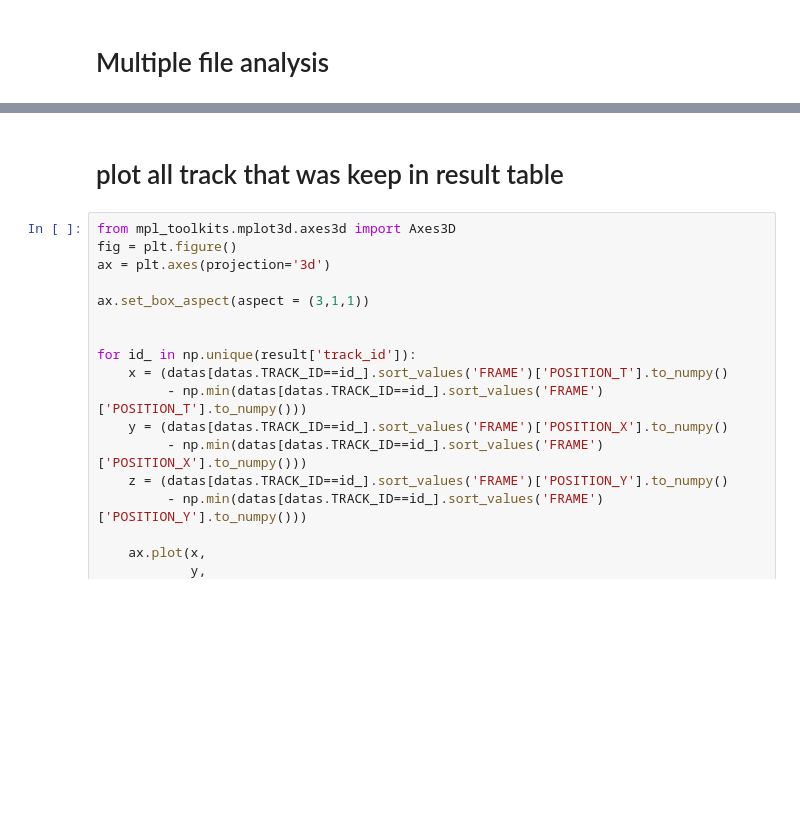
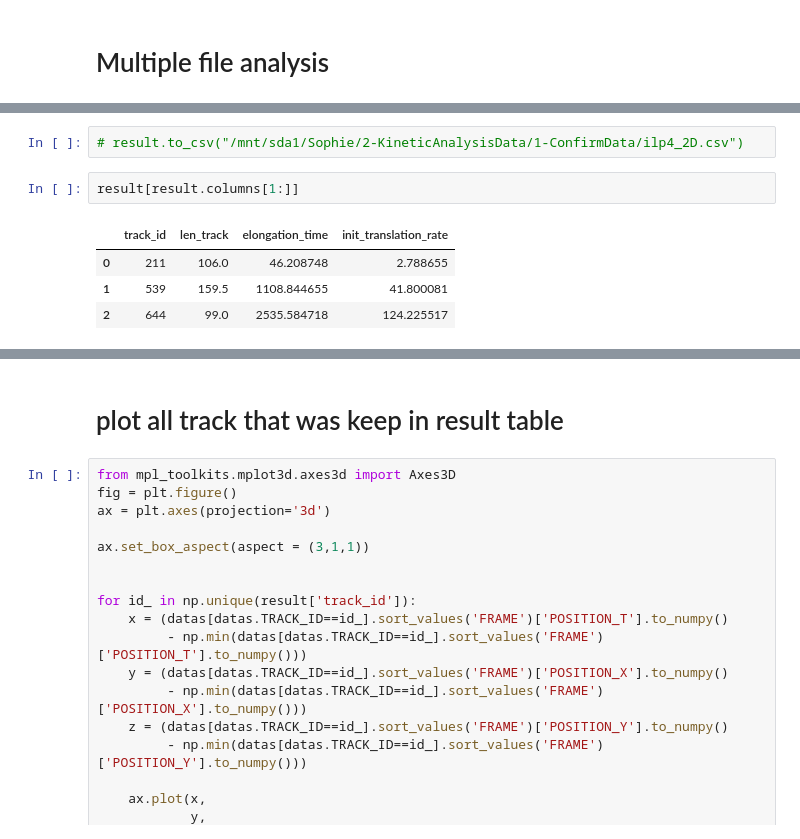
Before and after one commit to sophietheis/KineticAnalysis, a Jupyter notebook: notebook/Analyse_kinetic-Verification.ipynb, the cells around one changed output, grey strips where cells are left out. Cells and saved outputs as stored; diff of their text form; blank space fills up the shorter version.

```diff
--- a/notebook/Analyse_kinetic-Verification.ipynb
+++ b/notebook/Analyse_kinetic-Verification.ipynb
@@ -152,3 +173,12 @@ fig.set_size_inches((15,10))
+# %%
+# result.to_csv("/mnt/sda1/Sophie/2-KineticAnalysisData/1-ConfirmData/ilp4_2D.csv")
+# %%
+result[result.columns[1:]]
+# %% [output]
+|  | track_id | len_track | elongation_time | init_translation_rate |
+| 0 | 211 | 106.0 | 46.208748 | 2.788655 |
+| 1 | 539 | 159.5 | 1108.844655 | 41.800081 |
+| 2 | 644 | 99.0 | 2535.584718 | 124.225517 |
 # %%
 result['tmp'] = 1
 fig, ax = result.boxplot(['elongation_time', 'init_translation_rate'] ,
```
Also changed, not shown: parts of 9 cells of this notebook, 12 other files.
